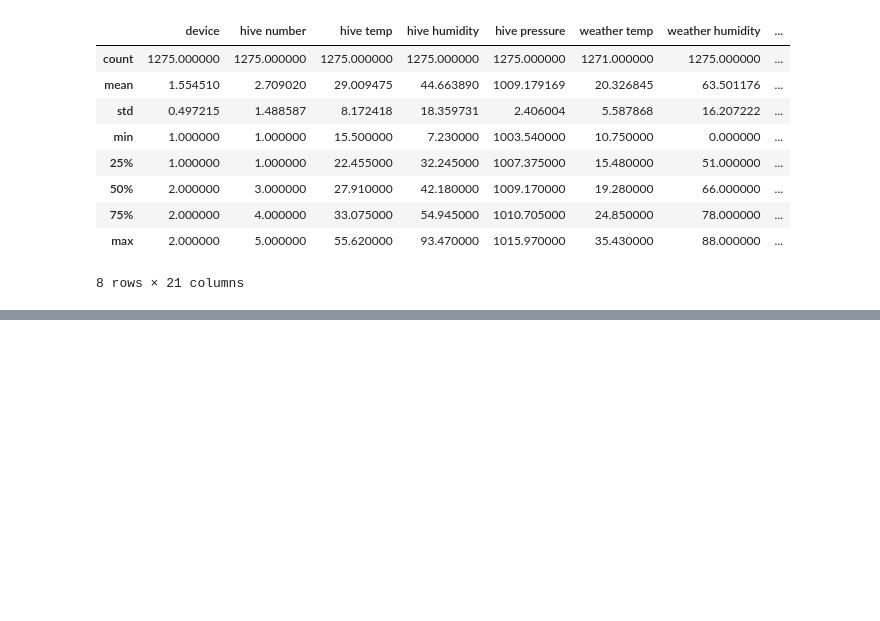
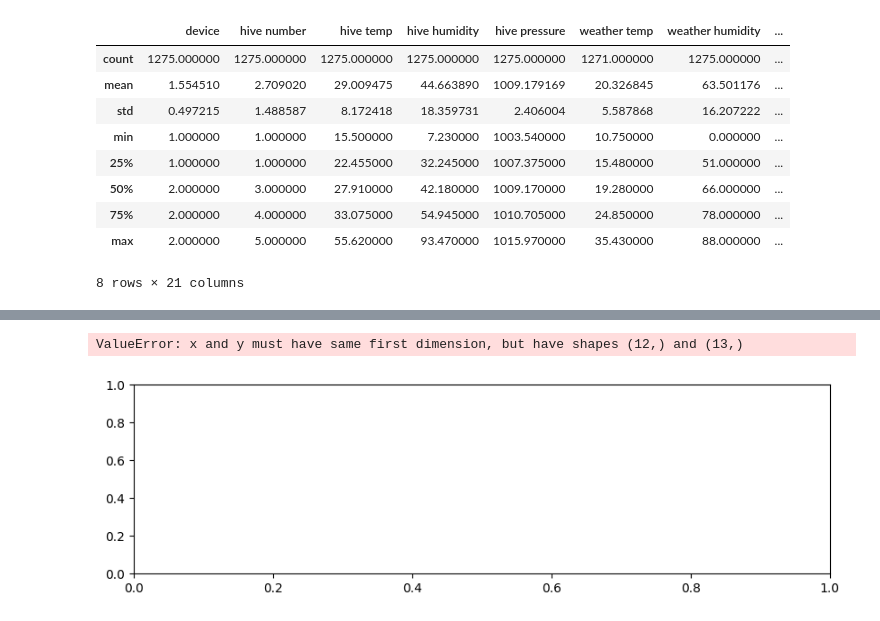
Before and after one commit to CSE-ICE-21/IntelliBee, a Jupyter notebook: Data-Collecting-Device/Available-Dataset/health-score.ipynb, the cells around one changed output, grey strips where cells are left out. Saved outputs shown, nothing was run; the diff lists cells and outputs as text; code cells hidden in the pictures; blank space fills up the shorter version.

```diff
--- a/Data-Collecting-Device/Available-Dataset/health-score.ipynb
+++ b/Data-Collecting-Device/Available-Dataset/health-score.ipynb
@@ -26,0 +273,41 @@ df.describe()
+# %%
+import numpy as np
+import matplotlib.pyplot as plt
+
+# Calculate mean and variance of LPC coefficients across all frames
+mean_lpc_Queen = np.mean(lpc_Queen, axis=0)
+mean_lpc_without_Queen = np.mean(lpc_without_Queen, axis=0)
+var_lpc_Queen = np.var(lpc_Queen, axis=0)
+var_lpc_without_Queen = np.var(lpc_without_Queen, axis=0)
+
+# Number of LPC coefficients (including intercept term)
+coeff_indices = np.arange(1, lpc_order + 2)  # Should be 13 points (for 12th-order LPC)
+
+# Plot mean LPC coefficients
+plt.figure(figsize=(10, 6))
+plt.subplot(2, 1, 1)
+plt.plot(coeff_indices, mean_lpc_Queen, label="With Queen - Mean", marker='o')
+plt.plot(coeff_indices, mean_lpc_without_Queen, label="Without Queen - Mean", marker='o', linestyle='dashed')
+plt.title("Mean of LPC Coefficients (With Queen vs Without Queen)")
+plt.xlabel("LPC Coefficient Index")
+plt.ylabel("Mean LPC Coefficient Value")
+plt.legend()
+plt.grid(True)
+
+# Plot variance of LPC coefficients
+plt.subplot(2, 1, 2)
+plt.plot(coeff_indices, var_lpc_Queen, label="With Queen - Variance", marker='o')
+plt.plot(coeff_indices, var_lpc_without_Queen, label="Without Queen - Variance", marker='o', linestyle='dashed')
+plt.title("Variance of LPC Coefficients (With Queen vs Without Queen)")
+plt.xlabel("LPC Coefficient Index")
+plt.ylabel("Variance of LPC Coefficient Value")
+plt.legend()
+plt.grid(True)
+
+# Save plot
+plt.tight_layout()
+plt.savefig('LPC_Coefficient_Mean_Variance_Comparison.png', dpi=300)
+plt.show()
+# %% [output]
+ValueError: x and y must have same first dimension, but have shapes (12,) and (13,)
+[figure, added]
```
Also changed, not shown: parts of 7 cells of this notebook, 10 other files.
